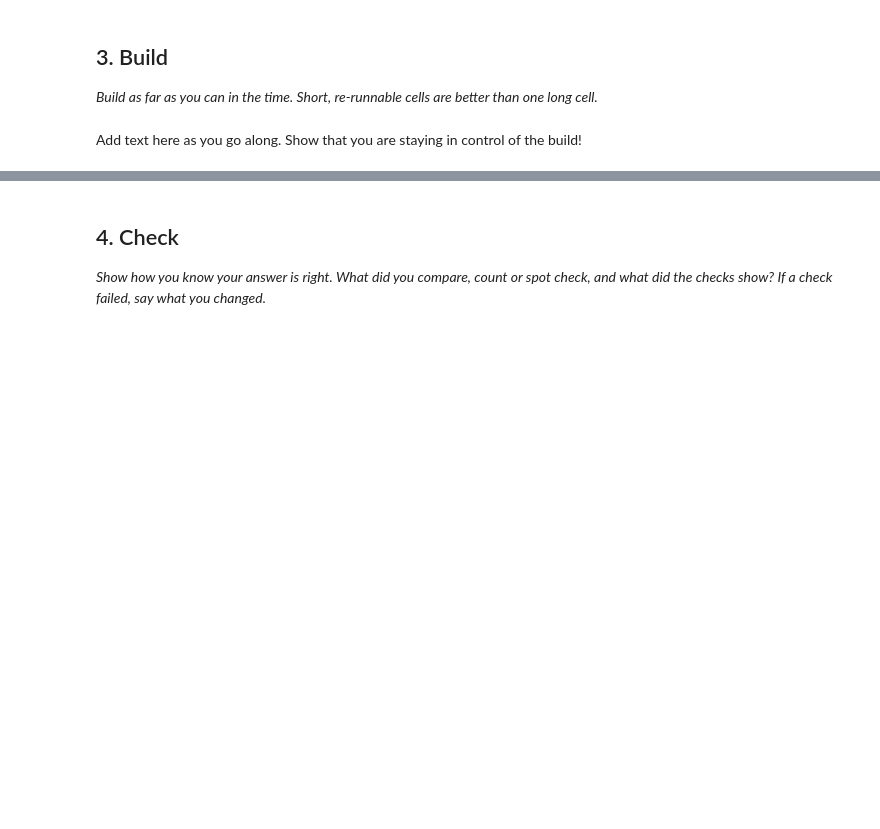
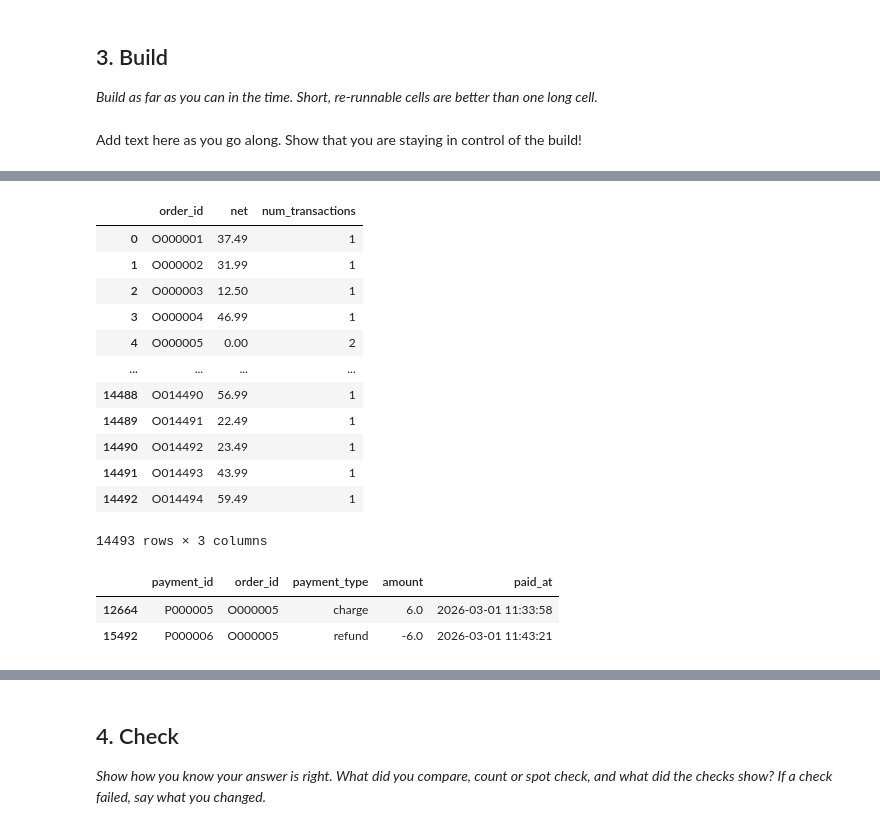
Before and after one commit to box1273002/ai-analytics, a Jupyter notebook: 5_02_practice_weekly_ops.ipynb, the cells around one changed output, grey strips where cells are left out. Saved outputs shown, nothing was run; the diff lists cells and outputs as text; code cells hidden in the pictures; blank space fills up the shorter version.

```diff
--- a/5_02_practice_weekly_ops.ipynb
+++ b/5_02_practice_weekly_ops.ipynb
@@ -369,0 +504,30 @@ Add text here as you go along. Show that you are staying in control of the build
+# %%
+# Now need to colate the order net payment
+order_payments = payments.groupby("order_id").agg(
+    net=("amount","sum"),
+    num_transactions=("order_id","count")
+).reset_index()
+display(order_payments)
+# Lets cross ref this
+
+display(payments[
+    payments["order_id"] == "O000005"
+])
+# It works
+# %% [output]
+|  | order_id | net | num_transactions |
+| 0 | O000001 | 37.49 | 1 |
+| 1 | O000002 | 31.99 | 1 |
+| 2 | O000003 | 12.50 | 1 |
+| 3 | O000004 | 46.99 | 1 |
+| 4 | O000005 | 0.00 | 2 |
+| ... | ... | ... | ... |
+| 14488 | O014490 | 56.99 | 1 |
+| 14489 | O014491 | 22.49 | 1 |
+| 14490 | O014492 | 23.49 | 1 |
+| 14491 | O014493 | 43.99 | 1 |
+| 14492 | O014494 | 59.49 | 1 |
+14493 rows × 3 columns
+|  | payment_id | order_id | payment_type | amount | paid_at |
+| 12664 | P000005 | O000005 | charge | 6.0 | 2026-03-01 11:33:58 |
+| 15492 | P000006 | O000005 | refund | -6.0 | 2026-03-01 11:43:21 |
```
Also changed, not shown: parts of 21 cells of this notebook.
